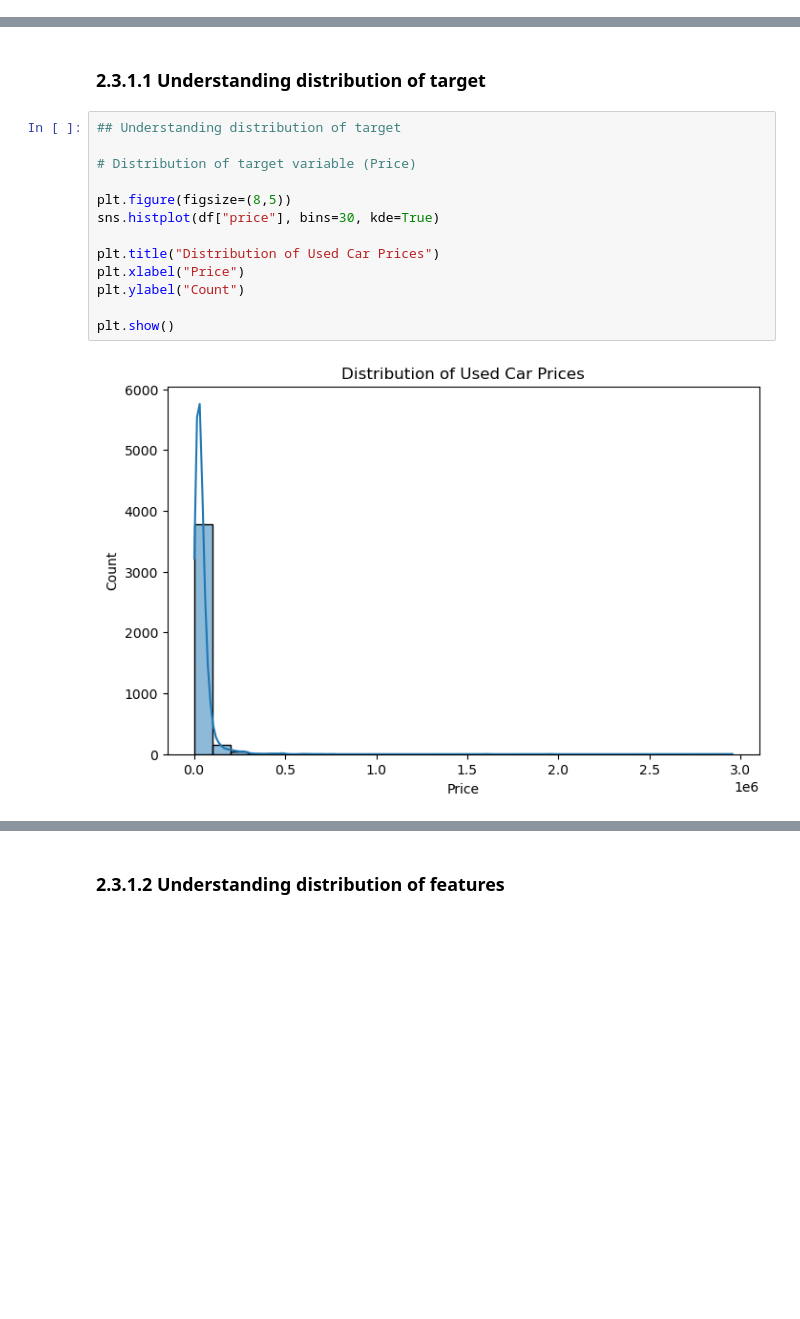
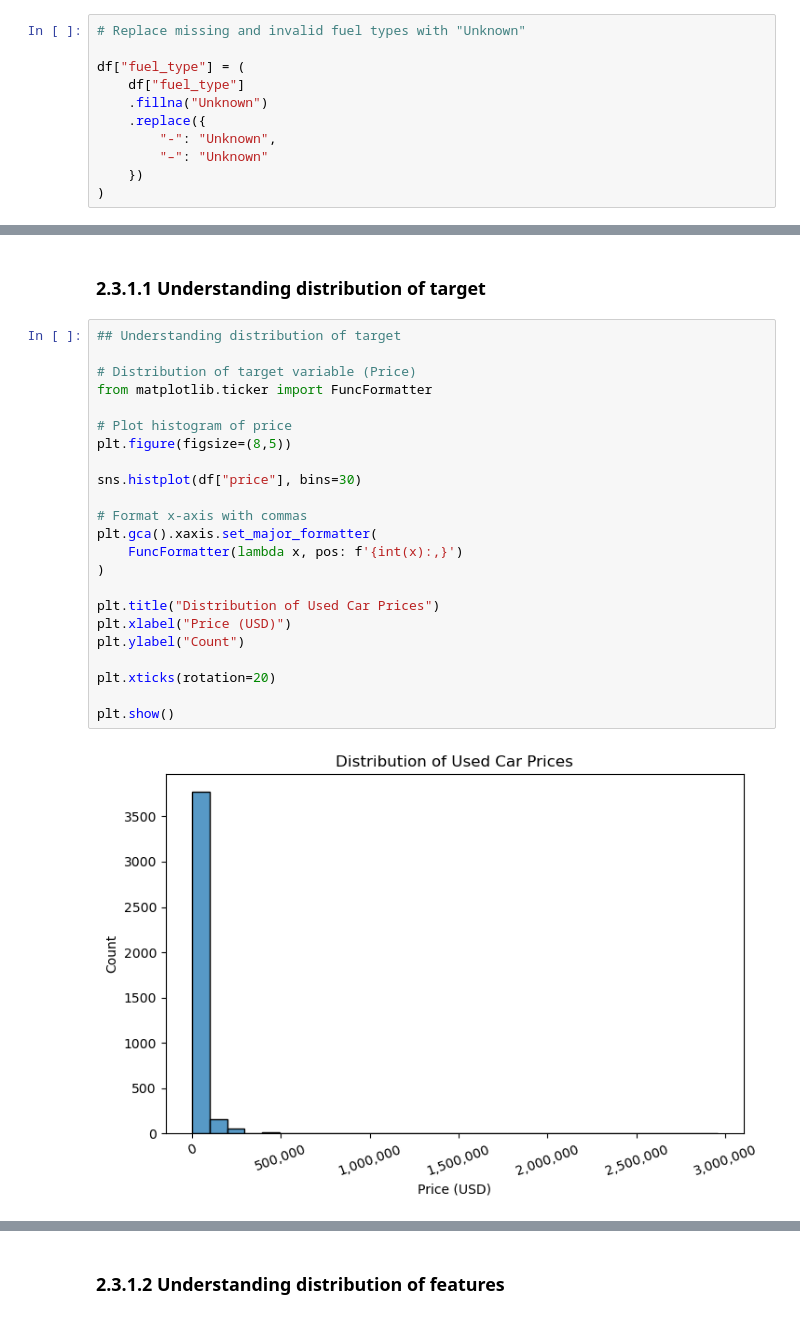
Before and after one commit to FongYongSheng/MLDP-Project, a Jupyter notebook: MLDP Program Codes Submission Template Real.ipynb, the cells around one changed output, grey strips where cells are left out. Drawn from its saved outputs; the diff is of its cells as text; blank space fills up the shorter version.

```diff
--- a/MLDP Program Codes Submission Template Real.ipynb
+++ b/MLDP Program Codes Submission Template Real.ipynb
@@ -132,3 +173,14 @@ memory usage: 376.0+ KB
+# %%
+# Replace missing and invalid fuel types with "Unknown"
+
+df["fuel_type"] = (
+    df["fuel_type"]
+    .fillna("Unknown")
+    .replace({
+        "-": "Unknown",
+        "–": "Unknown"
+    })
+)
 # %% [markdown]
 ### 2.3.1 Understanding distribution of data
 # %%
@@ -146,15 +205,25 @@ plt.show()
 # %%
 ## Understanding distribution of target
 
 # Distribution of target variable (Price)
+from matplotlib.ticker import FuncFormatter
 
+# Plot histogram of price
 plt.figure(figsize=(8,5))
-sns.histplot(df["price"], bins=30, kde=True)
+
+sns.histplot(df["price"], bins=30)
+
+# Format x-axis with commas
+plt.gca().xaxis.set_major_formatter(
+    FuncFormatter(lambda x, pos: f'{int(x):,}')
+)
 
 plt.title("Distribution of Used Car Prices")
-plt.xlabel("Price")
+plt.xlabel("Price (USD)")
 plt.ylabel("Count")
 
+plt.xticks(rotation=20)
+
 plt.show()
 # %% [output]
-[figure, old version]
+[figure, new version]
```
Also changed, not shown: parts of 50 cells of this notebook.
